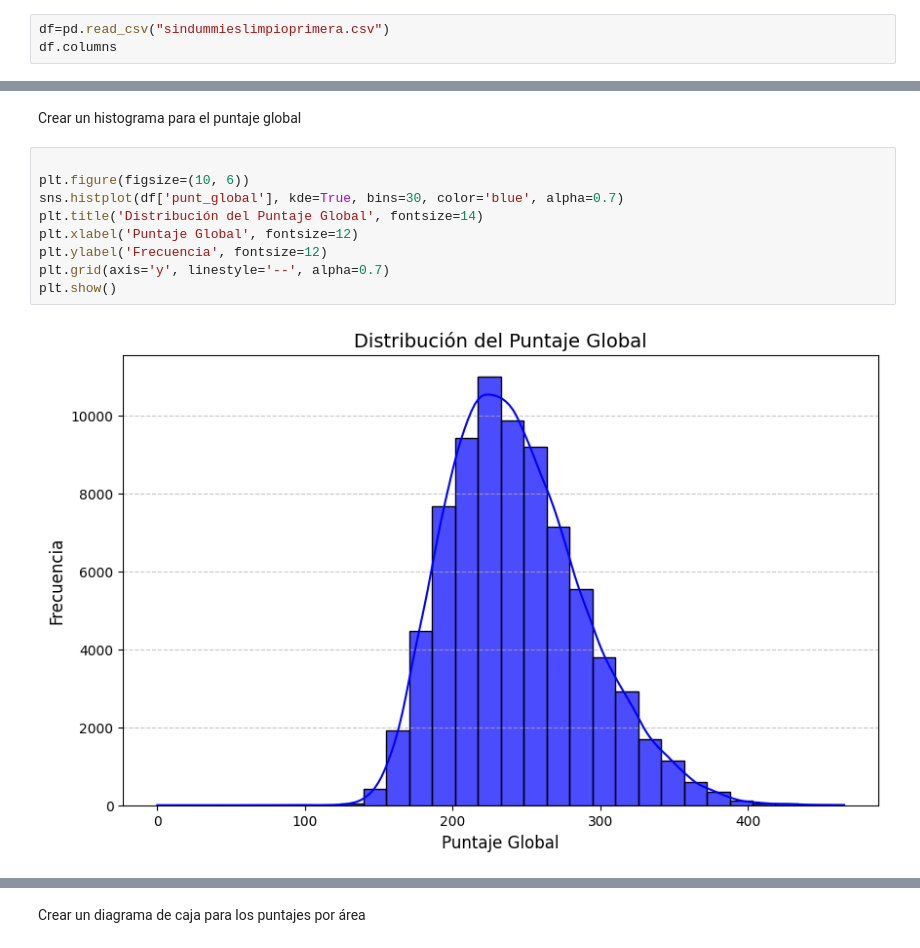
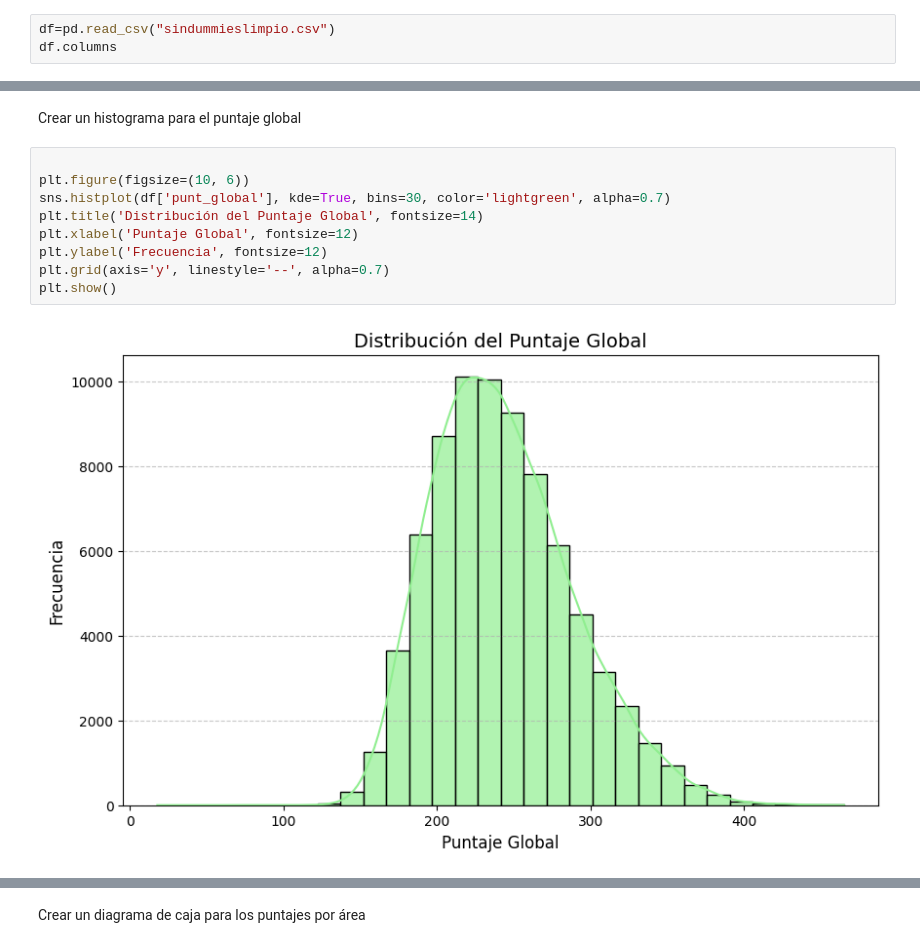
Before and after one commit to Marcocruz88/Repositoriopro3, a Jupyter notebook: Soporte3_analisisexploratorio.ipynb, the cells around one changed output, grey strips where cells are left out. Drawn from its saved outputs; the diff is of its cells as text.

```diff
--- a/Soporte3_analisisexploratorio.ipynb
+++ b/Soporte3_analisisexploratorio.ipynb
@@ -6,6 +6,6 @@ import matplotlib.lines as mlines
 import seaborn as sns
 import numpy as np
 # %%
-df=pd.read_csv("sindummieslimpioprimera.csv")
+df=pd.read_csv("sindummieslimpio.csv")
 df.columns
 # %% [output]
@@ -48,11 +44,11 @@ Crear un histograma para el puntaje global
 # %%
 
 plt.figure(figsize=(10, 6))
-sns.histplot(df['punt_global'], kde=True, bins=30, color='blue', alpha=0.7)
+sns.histplot(df['punt_global'], kde=True, bins=30, color='lightgreen', alpha=0.7)
 plt.title('Distribución del Puntaje Global', fontsize=14)
 plt.xlabel('Puntaje Global', fontsize=12)
 plt.ylabel('Frecuencia', fontsize=12)
 plt.grid(axis='y', linestyle='--', alpha=0.7)
 plt.show()
 # %% [output]
-[figure, old version]
+[figure, new version]
```
Also changed, not shown: parts of 5 cells of this notebook.
